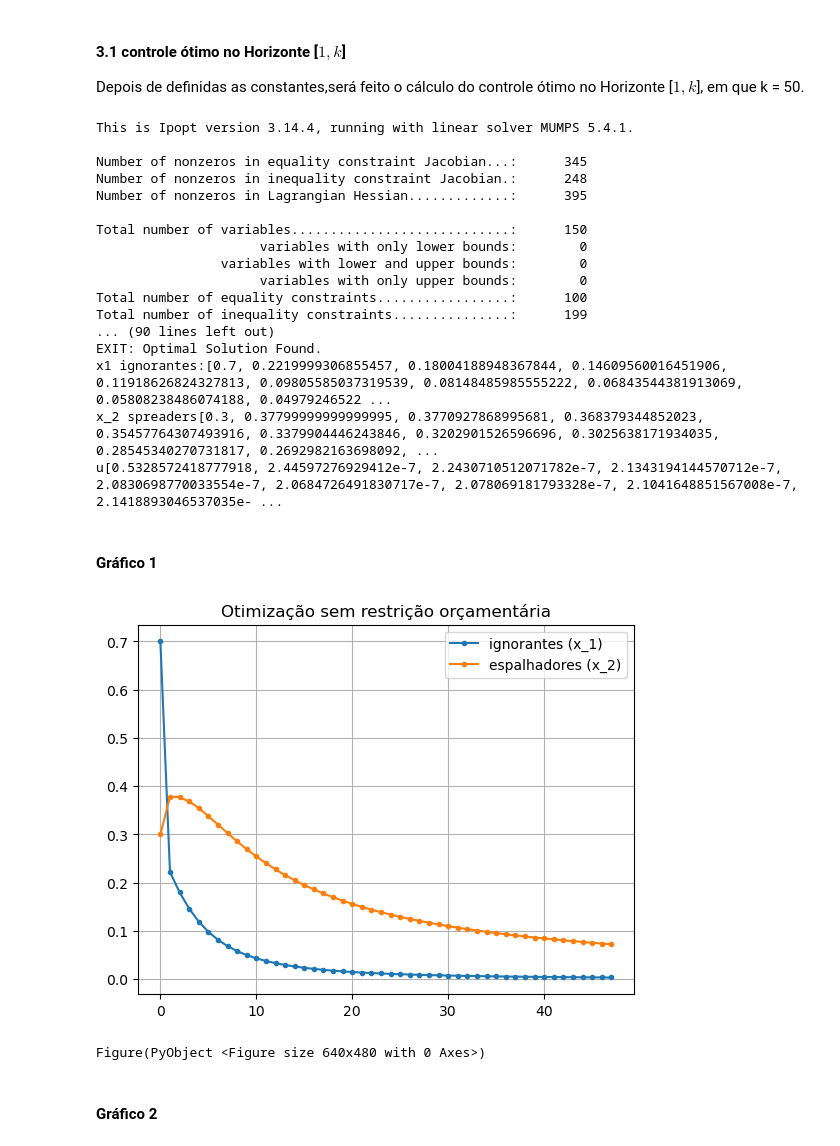
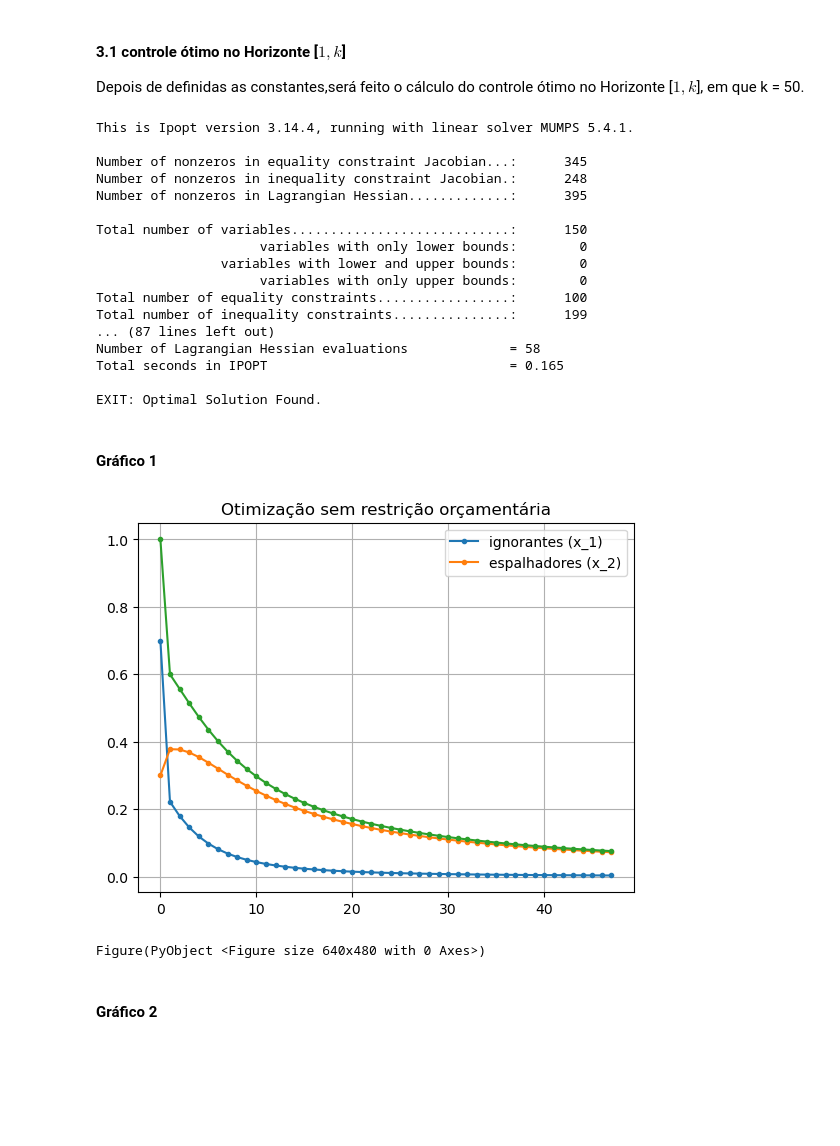
Before and after one commit to Neyrgsb/Otimizacao, a Jupyter notebook: TrabalhoOtimizaçãoJuliaeNey.ipynb, the cells around one changed output. Saved outputs shown, nothing was run; the diff lists cells and outputs as text; code cells hidden in the pictures; blank space fills up the shorter version.

```diff
--- a/TrabalhoOtimizaçãoJuliaeNey.ipynb
+++ b/TrabalhoOtimizaçãoJuliaeNey.ipynb
@@ -158,7 +158,7 @@ end
 @constraint(m, x_2[1] == x_2_init)
 
 for k in 2:T[k]
-    @constraint(m, x_1[k] + x_2[k] <= (γ / β))
+    @constraint(m, x_1[k] + x_2[k] <= (γ/β))
 end
 
 for k in 1:T[k]-1
@@ -173,10 +173,11 @@ optimize!(m)
 uopt1 = JuMP.value.(u[1:k-2])
 x_1opt1 = JuMP.value.(x_1[1:k-2])
 x_2opt1 = JuMP.value.(x_2[1:k-2])
+x12opt = x_1opt1+ x_2opt1;
 
-println("x1 ignorantes:",x_1opt1)
-println("x_2 spreaders",x_2opt1)
-println("u",uopt1)
+#println("x1 ignorantes:",x_1opt1)
+#println("x_2 spreaders",x_2opt1)
+#println("u",uopt1)
 
 #cortar ultimo ponto
 # %% [output]
@@ -192,23 +193,23 @@ Total number of variables............................:      150
                      variables with only upper bounds:        0
 Total number of equality constraints.................:      100
 Total number of inequality constraints...............:      199
-... (90 lines left out)
+... (87 lines left out)
+Number of Lagrangian Hessian evaluations             = 58
+Total seconds in IPOPT                               = 0.165
+
 EXIT: Optimal Solution Found.
-x1 ignorantes:[0.7, 0.2219999306855457, 0.18004188948367844, 0.14609560016451906, 0.11918626824327813, 0.09805585037319539, 0.08148485985555222, 0.06843544381913069, 0.05808238486074188, 0.04979246522 ...
-x_2 spreaders[0.3, 0.37799999999999995, 0.3770927868995681, 0.368379344852023, 0.35457764307493916, 0.3379904446243846, 0.3202901526596696, 0.3025638171934035, 0.28545340270731817, 0.2692982163698092, ...
-u[0.5328572418777918, 2.44597276929412e-7, 2.2430710512071782e-7, 2.1343194144570712e-7, 2.0830698770033554e-7, 2.0684726491830717e-7, 2.078069181793328e-7, 2.1041648851567008e-7, 2.1418893046537035e- ...
 # %% [markdown]
 #### Gráfico 1 ####
 # %%
 using PyPlot
 PyPlot.svg(true)
 PyPlot.title("Otimização sem restrição orçamentária")
-PyPlot.plot([x_1opt1 x_2opt1],".-")
+PyPlot.plot([x_1opt1 x_2opt1 x12opt],".-")
 PyPlot.legend(["ignorantes (x_1)", "espalhadores (x_2)"], loc="best")
 PyPlot.grid()
 PyPlot.figure()
 # %% [output]
-[figure, old version]
+[figure, new version]
 Figure(PyObject <Figure size 640x480 with 0 Axes>)
 # %% [markdown]
 #### Gráfico 2 ####
```
Also changed, not shown: parts of 28 cells of this notebook.
